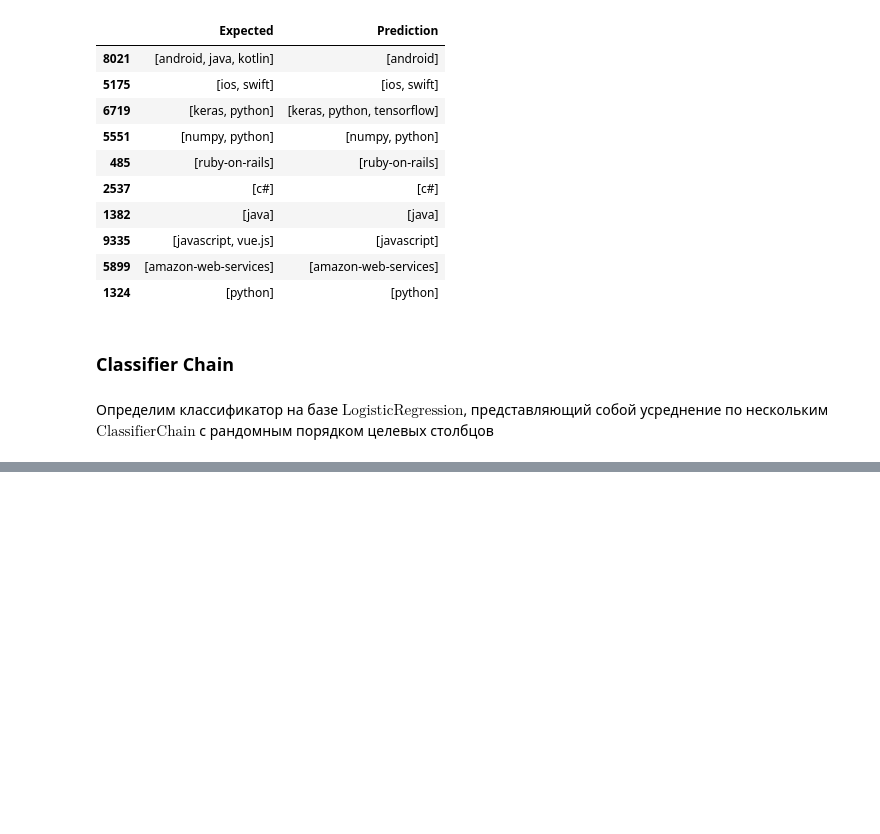
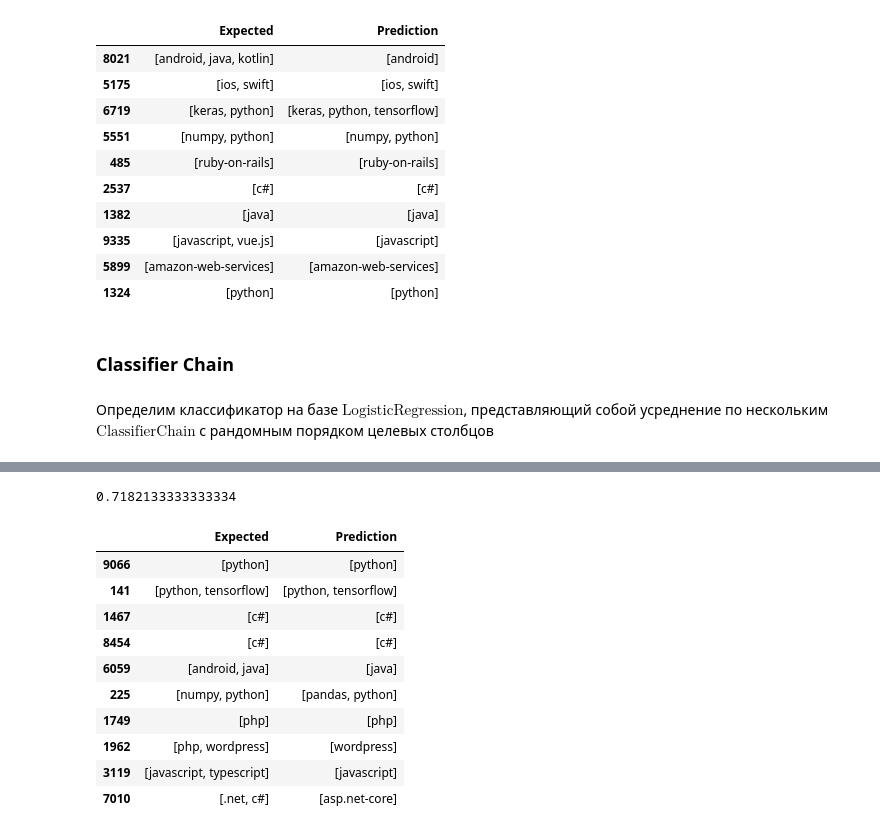
Before and after one commit to LiableFish/ML-for-classification-text-data, a Jupyter notebook: Ml_for_text_data.ipynb, the cells around one changed output, grey strips where cells are left out. Saved outputs shown, nothing was run; the diff lists cells and outputs as text; code cells hidden in the pictures; blank space fills up the shorter version.

```diff
--- a/Ml_for_text_data.ipynb
+++ b/Ml_for_text_data.ipynb
@@ -693,0 +776,35 @@ show_some_preds(chain_expected_preds)
+# %%
+def LP_probs_to_tags_probs(LP_probs, tags_count):
+    tags_probs = np.zeros((LP_probs.shape[0], tags_count))
+    for row in range(len(LP_probs)):
+        assignment = LP_probs[row]
+        for combination_id in range(len(assignment)):
+            tags = tags_encoder.transform(LP_encoder.inverse_transform([combination_id])[0].split())
+            for tag in tags:
+                tags_probs[row, tag] += assignment[combination_id]
+
+    return tags_probs
+# %%
+vw_tags_probs = LP_probs_to_tags_probs(vw_probs.values, len(tags))
+# %%
+vw_preds = OptimalF1ScorePrediction(vw_tags_probs).get_prediction(Ytest_bin)
+# %%
+f1_score(Ytest_bin, vw_preds, average='samples')
+# %% [output]
+0.7182133333333334
+# %%
+vw_expected_preds = create_expected_preds_df(vw_preds, Ytest)
+# %%
+show_some_preds(vw_expected_preds)
+# %% [output]
+|  | Expected | Prediction |
+| 9066 | [python] | [python] |
+| 141 | [python, tensorflow] | [python, tensorflow] |
+| 1467 | [c#] | [c#] |
+| 8454 | [c#] | [c#] |
+| 6059 | [android, java] | [java] |
+| 225 | [numpy, python] | [pandas, python] |
+| 1749 | [php] | [php] |
+| 1962 | [php, wordpress] | [wordpress] |
+| 3119 | [javascript, typescript] | [javascript] |
+| 7010 | [.net, c#] | [asp.net-core] |
```
Also changed, not shown: parts of 30 cells of this notebook.
